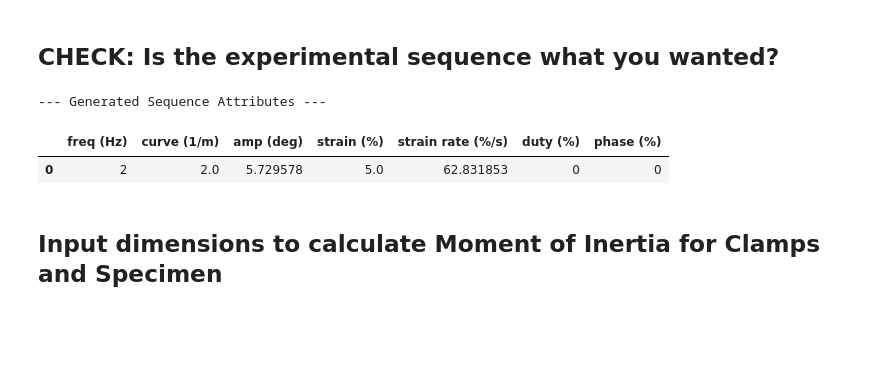
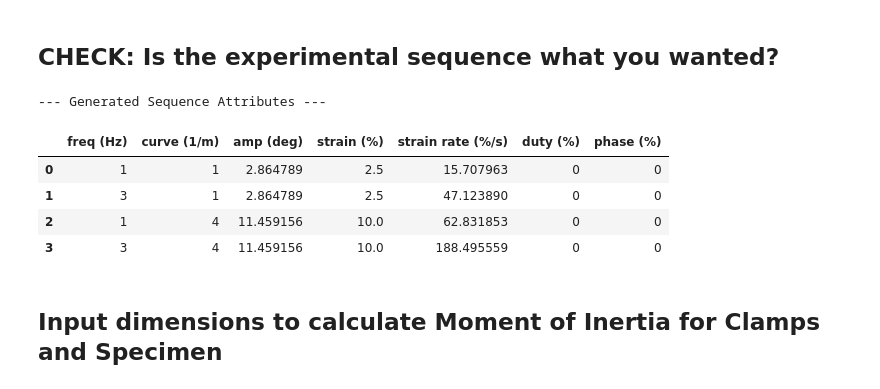
Before and after one commit to tytell/Bender3, a Jupyter notebook: bender_run.ipynb, the cells around one changed output. Drawn from its saved outputs; the diff is of its cells as text; code cells hidden in the pictures; blank space fills up the shorter version.

```diff
--- a/bender_run.ipynb
+++ b/bender_run.ipynb
@@ -108,9 +106,11 @@ bender.update_metadata(
     test_type = "dynamic", # Select your test type!
 
     # Bending motions
-    all_freqs = [2], # Unlimited options for dynamic tests, but for frequency sweep these are start and end frequencies.
-    all_curves = desired_curves, # For dyanmic, ulimited. For sweeps, pick only one.
+    all_freqs = [1,3], # Unlimited options for dynamic tests, but for frequency sweep these are start and end frequencies.
+    all_curves = [1,4], # For dyanmic, ulimited. For sweeps, pick only one. Enter 'desired_curves' if you want to use the curvature calculated from the desired muscle strain.
     randomize = False,
+
+
     cycles_per_step = 5,    # How many times do you want to bend your specimen at each amplitude/frequency?
     n_end_cycles = 2,        # add cycles after last amplitude step
     stim_cycles_in_step = np.array([2,3]), # This array defines which cycles to activate
@@ -123,6 +123,7 @@ bender.update_metadata(
     all_stimduties = [0],       # fractions of a cycle
     all_stimphases = [0],      # fractions of a cycle
     stim_pulse_rate = 75, # Hz shouldn't have to change this from 75
+
     # Change these to whatever the stimulator panel is set to.
     S1volts = 10, # Volts
     S2volts = 10, # Volts
@@ -194,21 +194,22 @@ organize_cycles took 0.0 seconds
 # %% [markdown]
 ## CHECK: Is the experimental sequence what you wanted?
 # %%
-# Make a table
+#region Make a table
 print("--- Generated Sequence Attributes ---")
 
+# Use the 'organized_' versions so all arrays have the same length
 display(pd.DataFrame({
-    "freq (Hz)": bender.all_freqs,           # This is all_freqs_arr
-    "curve (1/m)": bender.all_curves,       # This is all_curves_arr
-    "amp (deg)": bender.all_degs,           # Expanded version of amps
+    "freq (Hz)": bender.organized_freqs,
+    "curve (1/m)": bender.organized_curves,
+    "amp (deg)": bender.all_degs,
     "strain (%)": bender.all_strains * 100,
     "strain rate (%/s)": bender.all_strainrates * 100,
-    "duty (%)": bender.all_stimduties,      # Use the expanded array from the script
-    "phase (%)": bender.all_stimphases      # Use the expanded array from the script
+    "duty (%)": bender.organized_stimduties,
+    "phase (%)": bender.organized_stimphases
 }))
 
 
-# region MAKE PLOTS
+#MAKE PLOTS
 
 # First plot: angle/stim plot with shaded stimulus periods
 bender.make_stimuli()
@@ -234,35 +235,38 @@ display(fig)
 # Second Plot: Muscle strain over time
 kappa_over_time = np.deg2rad(bender.angle) / (bender.dclamp / 1000)  # Formula: curvature = angle_radians / length
 strain_pct_over_time = ((kappa_over_time * (bender.xsec_width/1000)) / 2) * 100 # Formula: strain (%)= (curvature * thickness) / 2
 fig_strain = go.Figure()
 
 fig_strain.add_trace(go.Scatter(
     x=bender.t,
     y=strain_pct_over_time,
     name="Strain (%)",
     line=dict(color='black')
 ))
 
 # Add the same shading stim shading
 if bender.is_stim:
     if hasattr(bender, 'Lonoff') and bender.Lonoff is not None:
         for onoff in bender.Lonoff:
             fig_strain.add_vrect(x0=onoff[0], x1=onoff[1], fillcolor="blue", opacity=0.3, line_width=0)
     if hasattr(bender, 'Ronoff') and bender.Ronoff is not None:
         for onoff in bender.Ronoff:
             fig_strain.add_vrect(x0=onoff[0], x1=onoff[1], fillcolor="red", opacity=0.3, line_width=0)
 
 fig_strain.update_layout(
     title="Strain Over Time Preview",
     xaxis_title="Time (s)",
     yaxis_title="Strain (%)"
 )
 display(fig_strain)
-# endregion
+#endregion
 # %% [output]
 --- Generated Sequence Attributes ---
 |  | freq (Hz) | curve (1/m) | amp (deg) | strain (%) | strain rate (%/s) | duty (%) | phase (%) |
-| 0 | 2 | 2.0 | 5.729578 | 5.0 | 62.831853 | 0 | 0 |
+| 0 | 1 | 1 | 2.864789 | 2.5 | 15.707963 | 0 | 0 |
+| 1 | 3 | 1 | 2.864789 | 2.5 | 47.123890 | 0 | 0 |
+| 2 | 1 | 4 | 11.459156 | 10.0 | 62.831853 | 0 | 0 |
+| 3 | 3 | 4 | 11.459156 | 10.0 | 188.495559 | 0 | 0 |
 # %% [markdown]
 ## Input dimensions to calculate Moment of Inertia for Clamps and Specimen
 # %%
```
Also changed, not shown: parts of 17 cells of this notebook, 5 other files.
